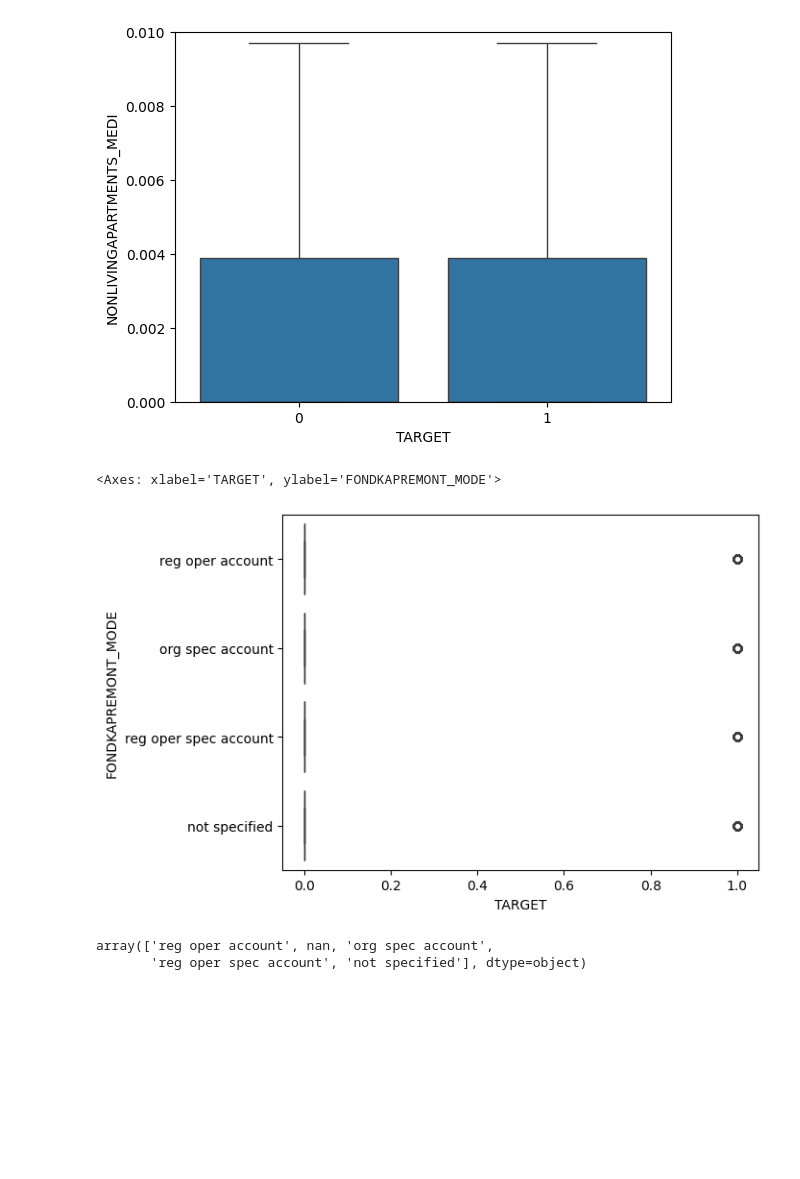
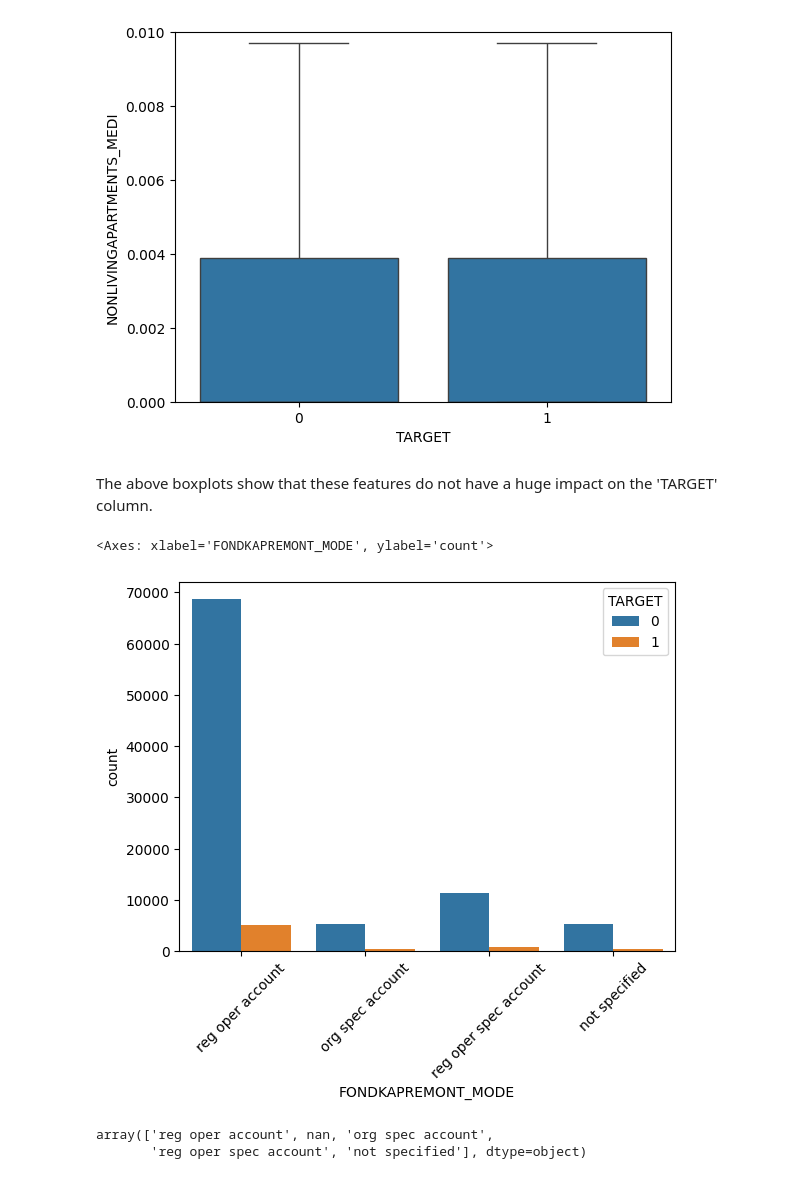
Before and after one commit to AayushParab44/240840325001_EDA_Statistics_Exam, a Jupyter notebook: 240840325001_EDA_Exam.ipynb, the cells around one changed output. Drawn from its saved outputs; the diff is of its cells as text; code cells hidden in the pictures; blank space fills up the shorter version.

```diff
--- a/240840325001_EDA_Exam.ipynb
+++ b/240840325001_EDA_Exam.ipynb
@@ -167,12 +169,14 @@ plt.ylim([0,0.01])
 # %% [output]
 (0.0, 0.01)
 [figure]
+# %% [markdown]
+The above boxplots show that these features do not have a huge impact on the 'TARGET' column.
 # %%
-sns.boxplot(data=app,y=app['FONDKAPREMONT_MODE'].dropna(),x='TARGET')
-#check
+plt.xticks(rotation=45)
+sns.countplot(data=app,x='FONDKAPREMONT_MODE',hue='TARGET')
 # %% [output]
-<Axes: xlabel='TARGET', ylabel='FONDKAPREMONT_MODE'>
+<Axes: xlabel='FONDKAPREMONT_MODE', ylabel='count'>
-[figure, old version]
+[figure, new version]
 # %%
 app['FONDKAPREMONT_MODE'].unique()
 # %% [output]
```
Also changed, not shown: parts of 66 cells of this notebook.
